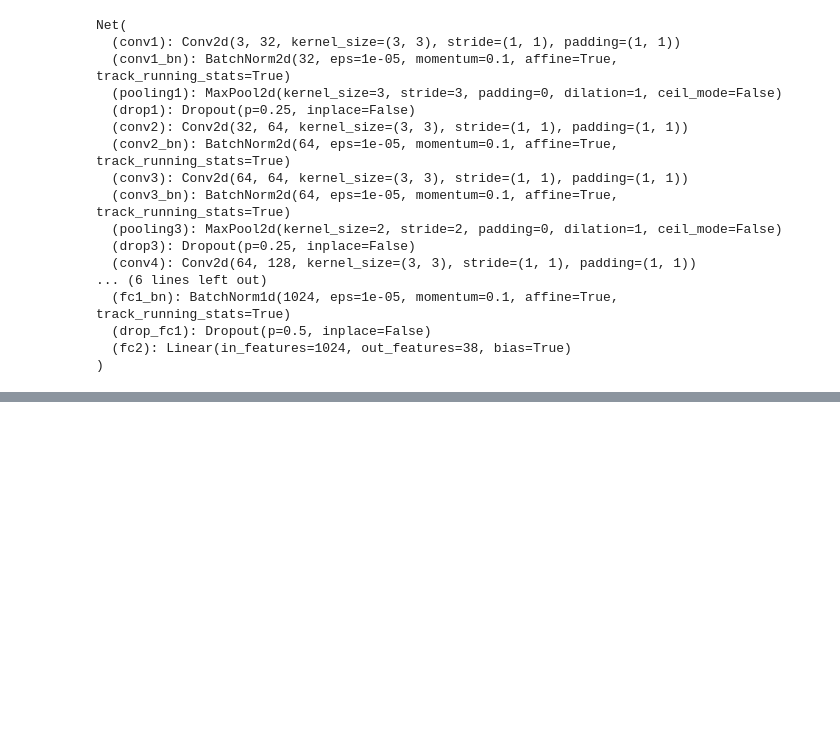
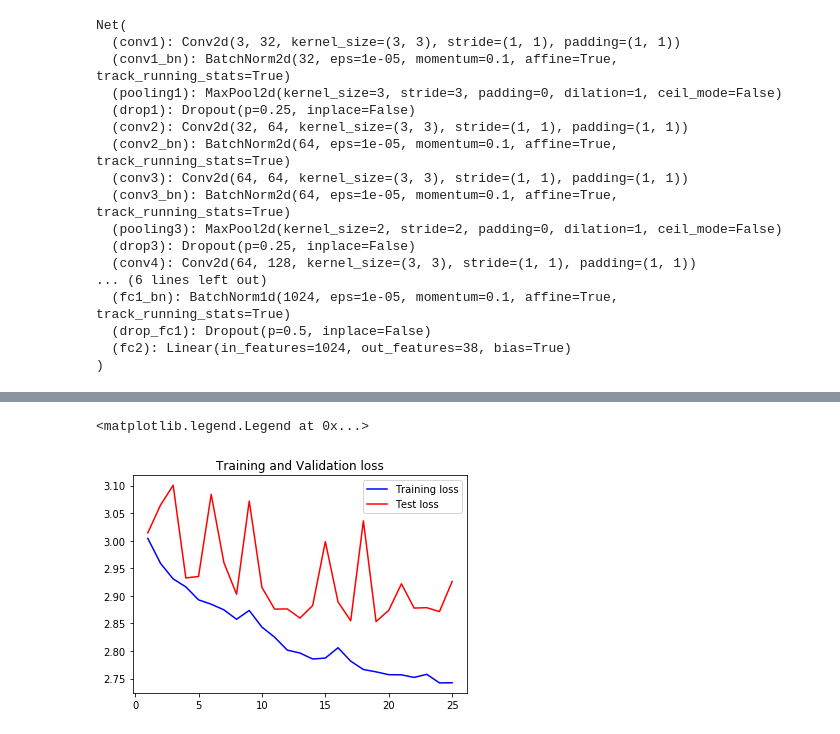
Before and after one commit to Marius3301/Plant_Disease_Detection, a Jupyter notebook: PDD/Untitled.ipynb, the cells around one changed output, grey strips where cells are left out. Cells and saved outputs as stored; diff of their text form; code cells hidden in the pictures; blank space fills up the shorter version.

```diff
--- a/PDD/Untitled.ipynb
+++ b/PDD/Untitled.ipynb
@@ -119,0 +117,3 @@ image=np.array(image,dtype=np.float16)/255
+# %%
+image=np.moveaxis(image,-1,1)
+print(f"Image shape after move axis {image.shape}")
@@ -137,7 +152,7 @@ class Net(nn.Module):
     def __init__(self):
         super(Net,self).__init__()
         #layer 1
-        self.conv1=nn.Conv2d(in_channels=chanels,out_channels=32
+        self.conv1=nn.Conv2d(in_channels=3,out_channels=32
                              ,kernel_size=3,padding=1)
         self.conv1_bn=nn.BatchNorm2d(num_features=32)
         self.pooling1=nn.MaxPool2d(3,stride=3)
@@ -210,0 +260,4 @@ optimizer = optim.Adam(net.parameters(),lr=init_lr,weight_decay=init_lr/epochs)
+# %%
+device = torch.device("cuda:0" if torch.cuda.is_available() else "cpu")
+print(f"[INFO] Device  : {device}")
+net=net.to(device)
@@ -211,27 +266,29 @@ optimizer = optim.Adam(net.parameters(),lr=init_lr,weight_decay=init_lr/epochs)
 # %%
-training_loss=[]
-test_loss=[]
-training_acc=[]
-test_acc=[]
+#training_loss=[]
+#test_loss=[]
+#training_acc=[]
+#test_acc=[]
 for epoch in range(epochs):  # loop over the dataset multiple times
 
     running_loss = 0.0
     net.train()
     for i, data in enumerate(train_loader, 0):
         # get the inputs
-        inputs, labels = data
+        inputs, labels = data[0].to(device),data[1].to(device)
 
         # zero the parameter gradients
         optimizer.zero_grad()
 
         # forward + backward + optimize
         outputs = net(inputs)
-        loss = criterion(outputs, labels)
+        loss = criterion(outputs, torch.max(labels,1)[1])
         loss.backward()
         optimizer.step()
 
         # print statistics
+
         running_loss += loss.item()
+    print(f"Mesaj :{i}")
     training_loss.append(running_loss/(i+1))
     #train_accuracy
     class_correct = list(0. for i in range(len(label_binarizer.classes_)))
@@ -240,12 +297,12 @@ for epoch in range(epochs):  # loop over the dataset multiple times
     correct=0
     net.eval()
     with torch.no_grad():
-        for data in trainloader:
-            images, labels = data
+        for data in train_loader:
+            images, labels = data[0].to(device),data[1].to(device)
             outputs = net(images)
             _, predicted = torch.max(outputs, 1)
             total += labels.size(0)
-            correct += (predicted == labels).sum().item()
+            correct += (predicted == torch.max(labels,1)[1]).sum().item()
     training_acc.append(100 * correct / total)
 
     #validation loss
@@ -254,12 +311,12 @@ for epoch in range(epochs):  # loop over the dataset multiple times
         net.eval()
         for i, data in enumerate(test_loader, 0):
 
-            inputs, labels = data
+            inputs, labels = data[0].to(device),data[1].to(device)
 
             optimizer.zero_grad()
 
             outputs = net(inputs)
-            loss = criterion(outputs, labels)
+            loss = criterion(outputs, torch.max(labels,1)[1])
 
             running_loss += loss.item()
     test_loss.append(running_loss/(i+1))
@@ -270,12 +327,12 @@ for epoch in range(epochs):  # loop over the dataset multiple times
     total=0
     correct=0
     with torch.no_grad():
-        for data in testloader:
-            images, labels = data
+        for data in test_loader:
+            images, labels = data[0].to(device),data[1].to(device)
             outputs = net(images)
             _, predicted = torch.max(outputs, 1)
             total += labels.size(0)
-            correct += (predicted == labels).sum().item()
+            correct += (predicted == torch.max(labels,1)[1]).sum().item()
     test_acc.append(100 * correct / total)
     print(f"Test acc : {test_acc}")
     print(f"Train acc : {training_acc}")
@@ -285,0 +359,9 @@ RuntimeError: Given groups=1, weight of size 32 3 3 3, expected input[32, 256, 2
+# %%
+epoch=list(i for i in range(1,len(training_loss)+1))
+plt.plot(epoch, training_loss, 'b', label='Training loss')
+plt.plot(epoch, test_loss, 'r', label='Test loss')
+plt.title('Training and Validation loss')
+plt.legend()
+# %% [output]
+<matplotlib.legend.Legend at 0x...>
+[figure, added]
```
Also changed, not shown: parts of 12 cells of this notebook.
